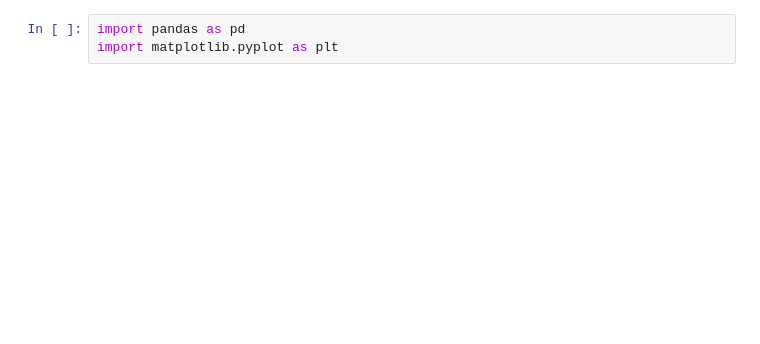
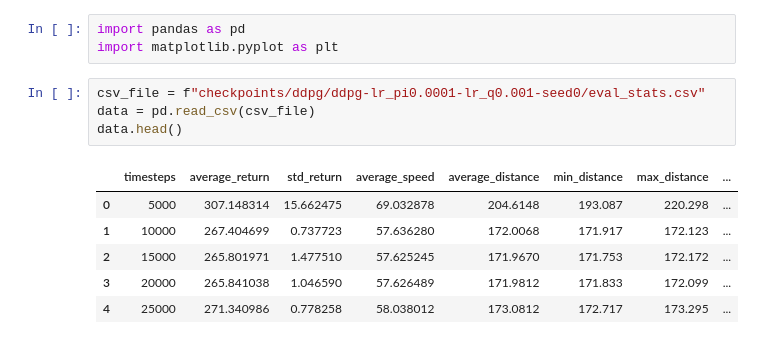
Before and after one commit to raphaelsenn/torcsRL, a Jupyter notebook: plots.ipynb, the cells around one changed output. Drawn from its saved outputs; the diff is of its cells as text; blank space fills up the shorter version.

```diff
--- a/plots.ipynb
+++ b/plots.ipynb
@@ -1,6 +1,17 @@
 # %%
 import pandas as pd
 import matplotlib.pyplot as plt
+# %%
+csv_file = f"checkpoints/ddpg/ddpg-lr_pi0.0001-lr_q0.001-seed0/eval_stats.csv"
+data = pd.read_csv(csv_file)
+data.head()
+# %% [output]
+|  | timesteps | average_return | std_return | average_speed | average_distance | min_distance | max_distance | ... |
+| 0 | 5000 | 307.148314 | 15.662475 | 69.032878 | 204.6148 | 193.087 | 220.298 | ... |
+| 1 | 10000 | 267.404699 | 0.737723 | 57.636280 | 172.0068 | 171.917 | 172.123 | ... |
+| 2 | 15000 | 265.801971 | 1.477510 | 57.625245 | 171.9670 | 171.753 | 172.172 | ... |
+| 3 | 20000 | 265.841038 | 1.046590 | 57.626489 | 171.9812 | 171.833 | 172.099 | ... |
+| 4 | 25000 | 271.340986 | 0.778258 | 58.038012 | 173.0812 | 172.717 | 173.295 | ... |
 # %%
 csv_file = f"checkpoints/ddpg/ddpg-lr_pi0.0001-lr_q0.001-seed0/eval_stats.csv"
 data = pd.read_csv(csv_file)
```
Also changed, not shown: parts of 3 cells of this notebook.
